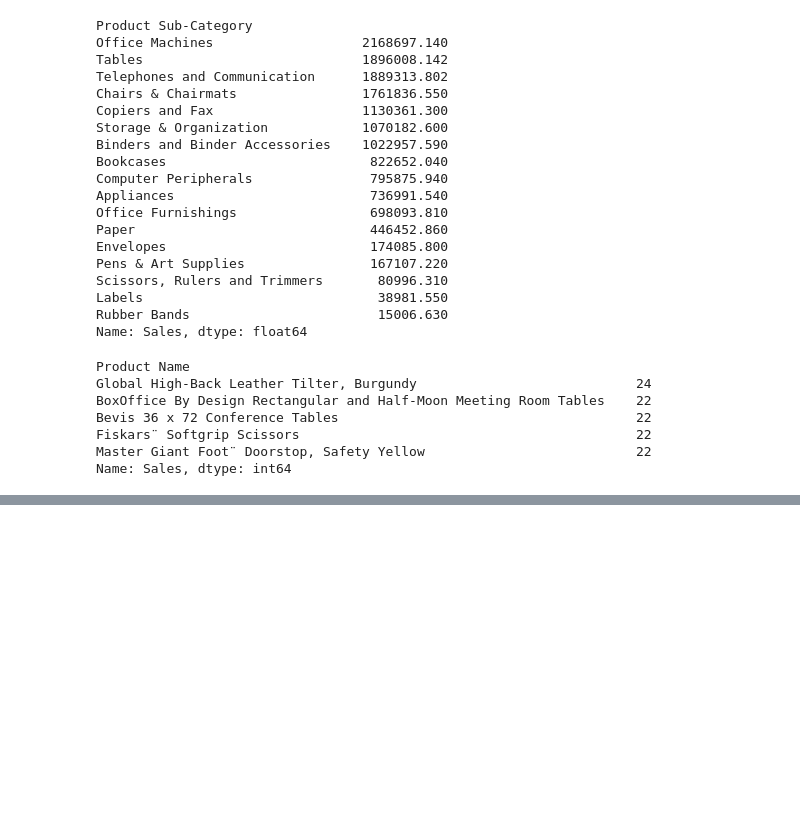
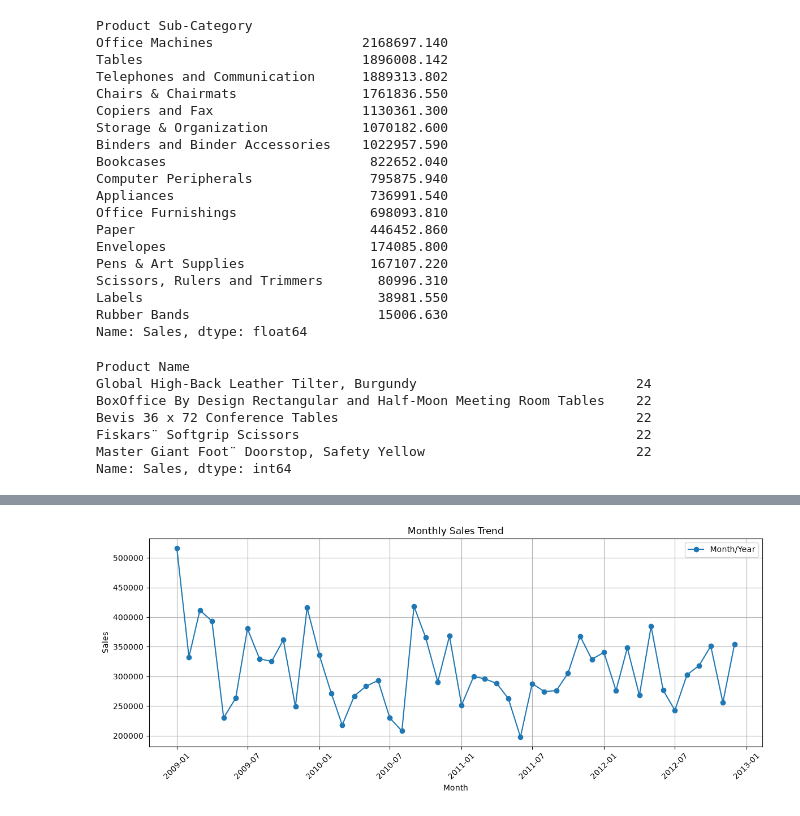
Before and after one commit to viswanathreddy-arch/Python-Projects, a Jupyter notebook: project-1/data.ipynb, the cells around one changed output, grey strips where cells are left out. Cells and saved outputs as stored; diff of their text form; code cells hidden in the pictures; blank space fills up the shorter version.

```diff
--- a/project-1/data.ipynb
+++ b/project-1/data.ipynb
@@ -186,0 +266,29 @@ Name: Sales, Length: 1418, dtype: int64
+# %%
+monthly_sales = (
+    df.groupby(df["Order Date"].dt.to_period("M"))["Sales"]
+      .sum()
+      .sort_index()
+)
+
+monthly_sales.index = monthly_sales.index.to_timestamp()
+
+plt.figure(figsize=(12, 5))
+
+plt.plot(
+    monthly_sales.index,
+    monthly_sales.values,
+    marker="o",
+    label="Month/Year"
+)
+
+plt.xlabel("Month")
+plt.ylabel("Sales")
+plt.title("Monthly Sales Trend")
+
+plt.grid(True)
+plt.xticks(rotation=45)
+plt.legend()
+plt.tight_layout()
+plt.show()
+# %% [output]
+[figure, added]
```
Also changed, not shown: parts of 14 cells of this notebook.
